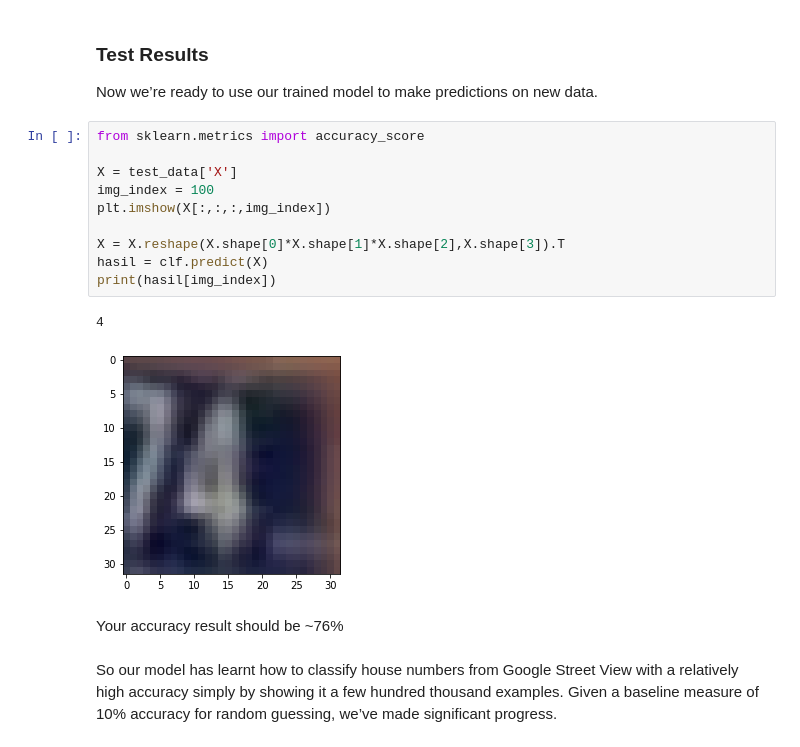
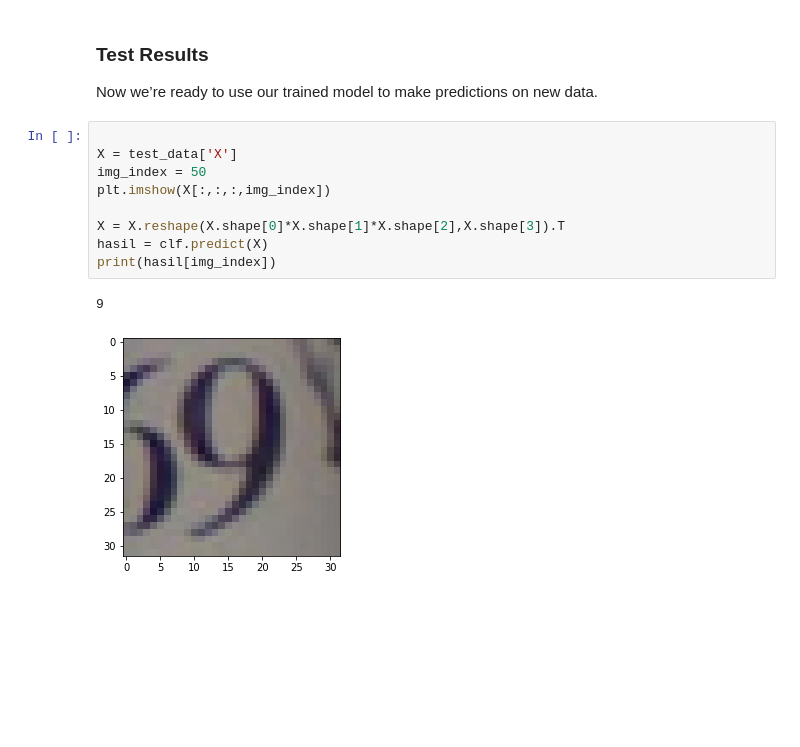
Before and after one commit to AndikaYudantara/Risreg, a Jupyter notebook: image_recognition_sklearn.ipynb, the cells around one changed output. Cells and saved outputs as stored; diff of their text form; blank space fills up the shorter version.

```diff
--- a/image_recognition_sklearn.ipynb
+++ b/image_recognition_sklearn.ipynb
@@ -126,19 +133,14 @@ RandomForestClassifier(bootstrap=True, ccp_alpha=0.0, class_weight=None,
 
 Now we’re ready to use our trained model to make predictions on new data.
 # %%
-from sklearn.metrics import accuracy_score
 
 X = test_data['X']
-img_index = 100
+img_index = 50
 plt.imshow(X[:,:,:,img_index])
 
 X = X.reshape(X.shape[0]*X.shape[1]*X.shape[2],X.shape[3]).T
 hasil = clf.predict(X)
 print(hasil[img_index])
 # %% [output]
-4
+9
-[figure, old version]
+[figure, new version]
-# %% [markdown]
-Your accuracy result should be ~76%
-# %% [markdown]
-So our model has learnt how to classify house numbers from Google Street View with a relatively high accuracy simply by showing it a few hundred thousand examples. Given a baseline measure of 10% accuracy for random guessing, we’ve made significant progress.
```
Also changed, not shown: parts of 4 cells of this notebook.
